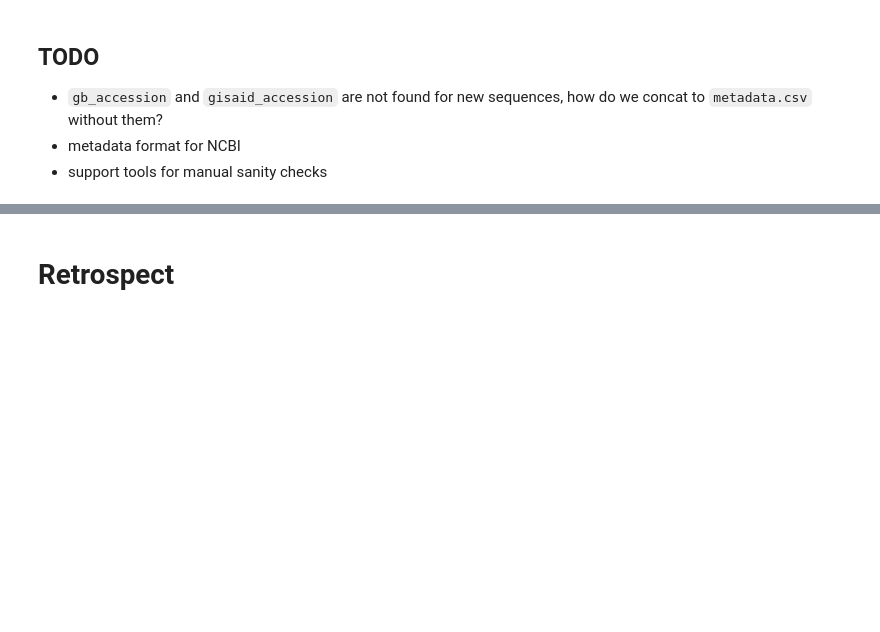
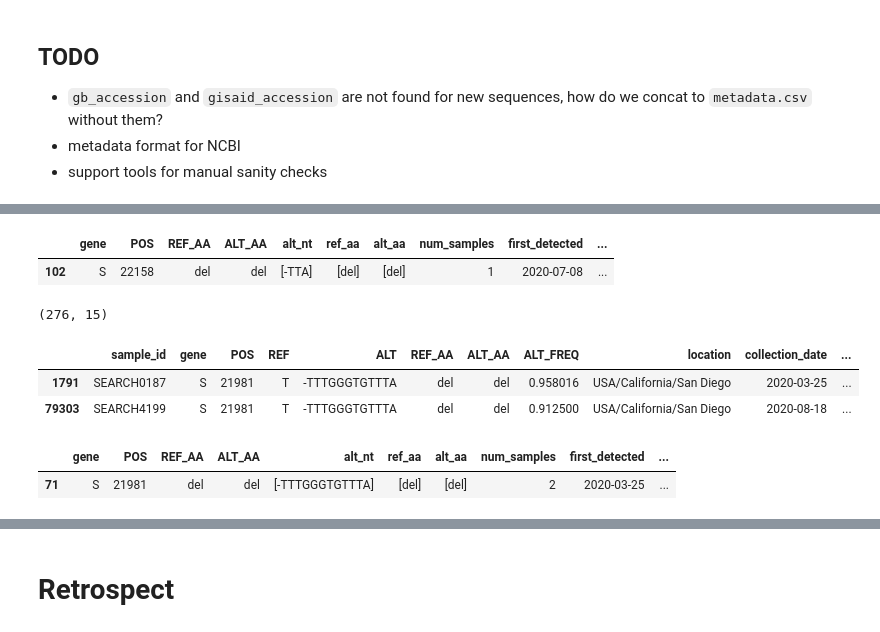
Before and after one commit to AlaaALatif/bjorn, a Jupyter notebook: lab.ipynb, the cells around one changed output, grey strips where cells are left out. Drawn from its saved outputs; the diff is of its cells as text; code cells hidden in the pictures; blank space fills up the shorter version.

```diff
--- a/lab.ipynb
+++ b/lab.ipynb
@@ -9,0 +178,7 @@ import gffutils
+# %%
+var_df['gene'] = var_df['POS'].apply(map_gene_to_pos)
+cols = ['sample_id', 'gene', 'POS', 'REF', 'ALT', 'REF_AA',
+        'ALT_AA', 'ALT_FREQ', 'location', 'collection_date', 'REF_CODON']
+var_df = var_df[(var_df['gene']=='S')
+#                 & (var_df['REF_AA']!=var_df['ALT_AA'])
+               ].sort_values('POS')[cols]
@@ -9,0 +190,6 @@ import gffutils
+# %%
+var_df.loc[var_df['ALT'].str.contains('-'), 'REF_AA'] = 'del'
+var_df.loc[var_df['ALT'].str.contains('\+'), 'REF_AA'] = 'ins'
+var_df.loc[var_df['ALT'].str.contains('-'), 'ALT_AA'] = 'del'
+var_df.loc[var_df['ALT'].str.contains('\+'), 'ALT_AA'] = 'ins'
+var_df[var_df['REF_AA'].isna()]
@@ -9,0 +200,5 @@ import gffutils
+# %%
+var_df = var_df.loc[(var_df['collection_date']!='Unknown')
+                   & (var_df['collection_date']!='1900-01-00')
+#           &~(var_df['collection_date'].isna())
+                    ]
@@ -9,0 +239,5 @@ import gffutils
+# %%
+ans[ans['POS']==22158]
+# %% [output]
+|  | gene | POS | REF_AA | ALT_AA | alt_nt | ref_aa | alt_aa | num_samples | first_detected | ... |
+| 102 | S | 22158 | del | del | [-TTA] | [del] | [del] | 1 | 2020-07-08 | ... |
@@ -9,0 +250,15 @@ import gffutils
+# %%
+ans.shape
+# %% [output]
+(276, 15)
+# %%
+var_df[var_df['POS']==21981]
+# %% [output]
+|  | sample_id | gene | POS | REF | ALT | REF_AA | ALT_AA | ALT_FREQ | location | collection_date | ... |
+| 1791 | SEARCH0187 | S | 21981 | T | -TTTGGGTGTTTA | del | del | 0.958016 | USA/California/San Diego | 2020-03-25 | ... |
+| 79303 | SEARCH4199 | S | 21981 | T | -TTTGGGTGTTTA | del | del | 0.912500 | USA/California/San Diego | 2020-08-18 | ... |
+# %%
+ans[ans['POS']==21981]
+# %% [output]
+|  | gene | POS | REF_AA | ALT_AA | alt_nt | ref_aa | alt_aa | num_samples | first_detected | ... |
+| 71 | S | 21981 | del | del | [-TTTGGGTGTTTA] | [del] | [del] | 2 | 2020-03-25 | ... |
```
Also changed, not shown: parts of 55 cells of this notebook.
